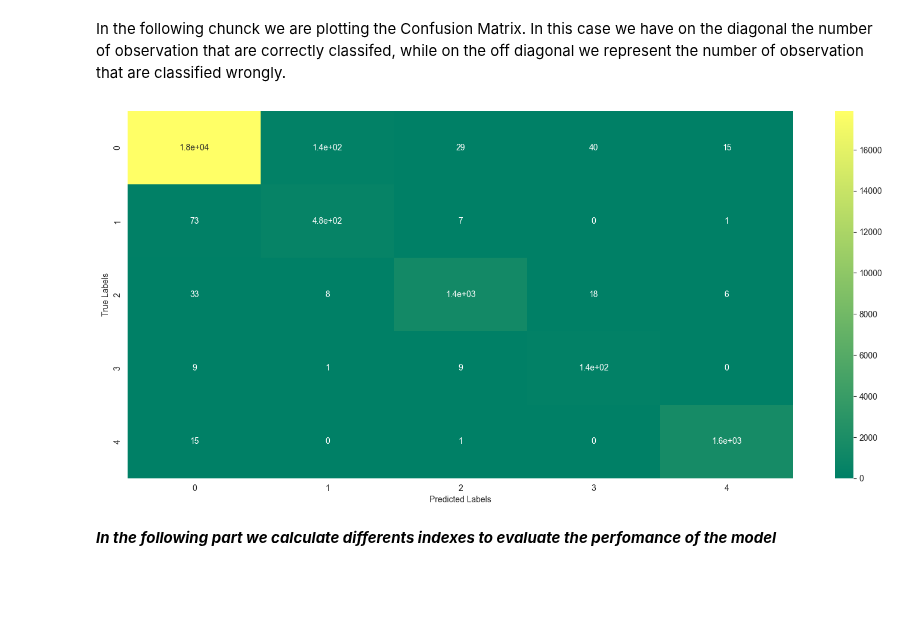
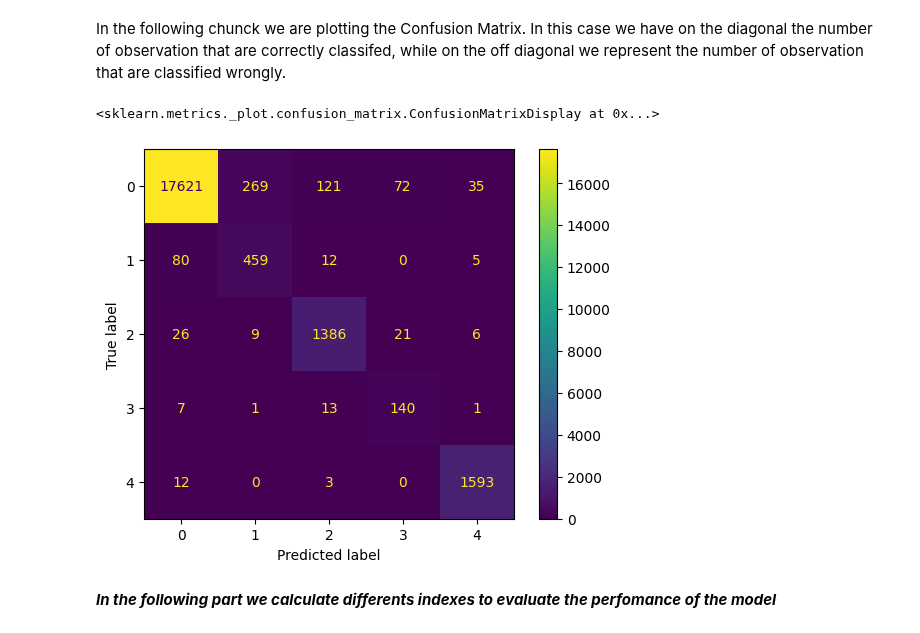
Before and after one commit to JHSchlegel/ML4Healthcare, a Jupyter notebook: project2/task2/transfer_learning/cnn_transfer.ipynb, the cells around one changed output. Saved outputs shown, nothing was run; the diff lists cells and outputs as text; code cells hidden in the pictures; blank space fills up the shorter version.

```diff
--- a/project2/task2/transfer_learning/cnn_transfer.ipynb
+++ b/project2/task2/transfer_learning/cnn_transfer.ipynb
@@ -147,10 +150,10 @@ class CNN(nn.Module):
         self.flatten = nn.Flatten(1)
         #self.dropout = nn.Dropout(p=0.2)
         self.fc = nn.Sequential(
-            nn.Linear(1280, 256),
+            nn.Linear(1280, 16),
             nn.Hardswish(),
             nn.Dropout(p=0.2),
-            nn.Linear(256, classes_num)
+            nn.Linear(16, classes_num)
         )
 
     def forward(self, x: Tensor) -> Tensor:
@@ -226,6 +229,6 @@ KeyboardInterrupt:
 # %%
 model = CNN(classes_num=5, in_channels=1)
-model.load_state_dict(torch.load("cnn_best_model_MIT.pth", map_location = torch.device(DEVICE)))
+model.load_state_dict(torch.load("../weights/cnn_mitbih.pth", map_location = torch.device(DEVICE)))
 model.to(DEVICE)
 # %% [output]
 CNN(
@@ -262,14 +265,13 @@ Test loss: 0.0006, Test accuracy: 0.9814, Test balanced accuracy: 0.9339S
 The metrics reported in the following part of the code are inspired by: https://www.kaggle.com/code/nkitgupta/evaluation-metrics-for-multi-class-classification/notebook
 # %% [markdown]
 In the following chunck we are plotting the Confusion Matrix. In this case we have on the diagonal the number of observation that are correctly classifed, while on the off diagonal we represent the number of observation that are classified wrongly.
-# %%
-plt.figure(figsize = (18,8))
-sns.heatmap(confusion_matrix(y_true, y_preds), annot = True, xticklabels = np.unique(y_true), yticklabels = np.unique(y_true), cmap = 'summer')
-plt.xlabel('Predicted Labels')
-plt.ylabel('True Labels')
-plt.show()
-# %% [output]
-[figure, removed]
+# %%
+cm = confusion_matrix(y_true, y_preds)
+disp = ConfusionMatrixDisplay(confusion_matrix=cm, display_labels=[0, 1, 2, 3, 4])
+disp.plot()
+# %% [output]
+<sklearn.metrics._plot.confusion_matrix.ConfusionMatrixDisplay at 0x...>
+[figure, added]
 # %% [markdown]
 ***In the following part we calculate differents indexes to evaluate the perfomance of the model***
 # %% [markdown]
```
Also changed, not shown: parts of 12 cells of this notebook, 1 other file.
